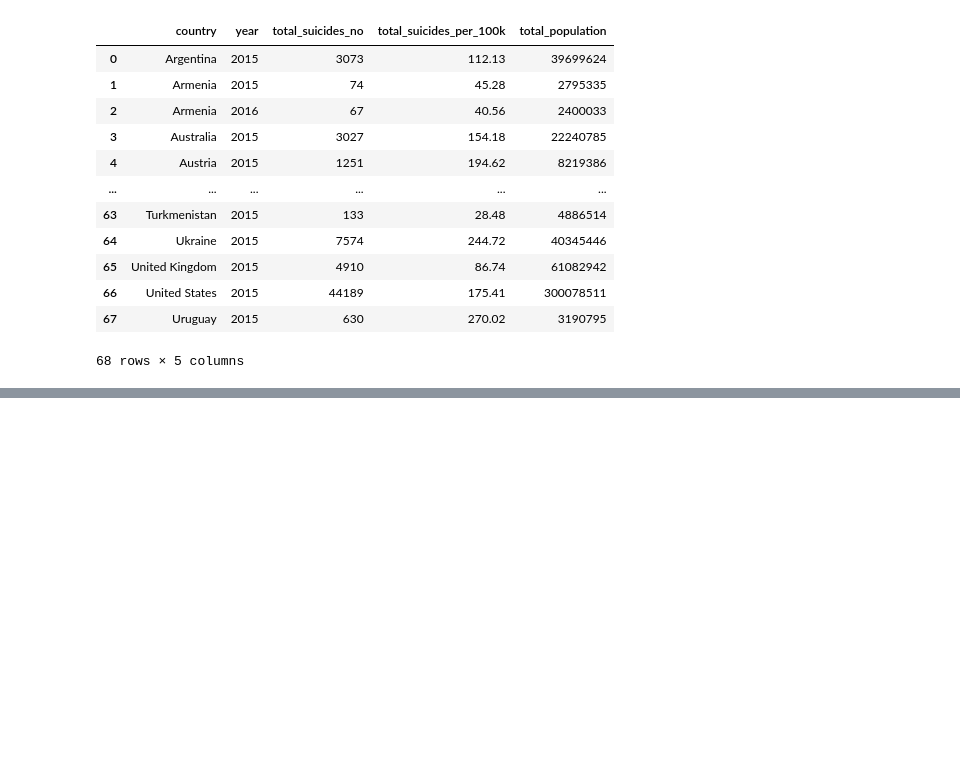
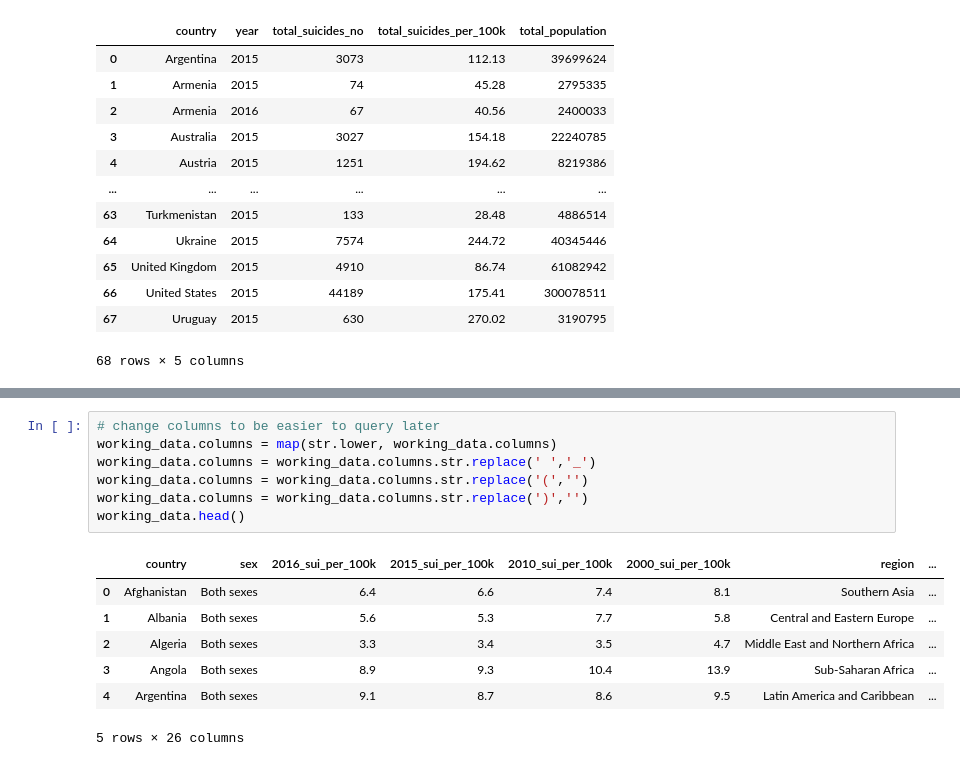
Before and after one commit to lake-walker/project_2, a Jupyter notebook: data_cleaning.ipynb, the cells around one changed output, grey strips where cells are left out. Drawn from its saved outputs; the diff is of its cells as text; blank space fills up the shorter version.

```diff
--- a/data_cleaning.ipynb
+++ b/data_cleaning.ipynb
@@ -93,0 +139,15 @@ country_data.to_csv(f'country_data.csv', index=False)
+# %%
+# change columns to be easier to query later
+working_data.columns = map(str.lower, working_data.columns)
+working_data.columns = working_data.columns.str.replace(' ','_')
+working_data.columns = working_data.columns.str.replace('(','')
+working_data.columns = working_data.columns.str.replace(')','')
+working_data.head()
+# %% [output]
+|  | country | sex | 2016_sui_per_100k | 2015_sui_per_100k | 2010_sui_per_100k | 2000_sui_per_100k | region | ... |
+| 0 | Afghanistan | Both sexes | 6.4 | 6.6 | 7.4 | 8.1 | Southern Asia | ... |
+| 1 | Albania | Both sexes | 5.6 | 5.3 | 7.7 | 5.8 | Central and Eastern Europe | ... |
+| 2 | Algeria | Both sexes | 3.3 | 3.4 | 3.5 | 4.7 | Middle East and Northern Africa | ... |
+| 3 | Angola | Both sexes | 8.9 | 9.3 | 10.4 | 13.9 | Sub-Saharan Africa | ... |
+| 4 | Argentina | Both sexes | 9.1 | 8.7 | 8.6 | 9.5 | Latin America and Caribbean | ... |
+5 rows × 26 columns
```
Also changed, not shown: parts of 11 cells of this notebook, 6 other files.
